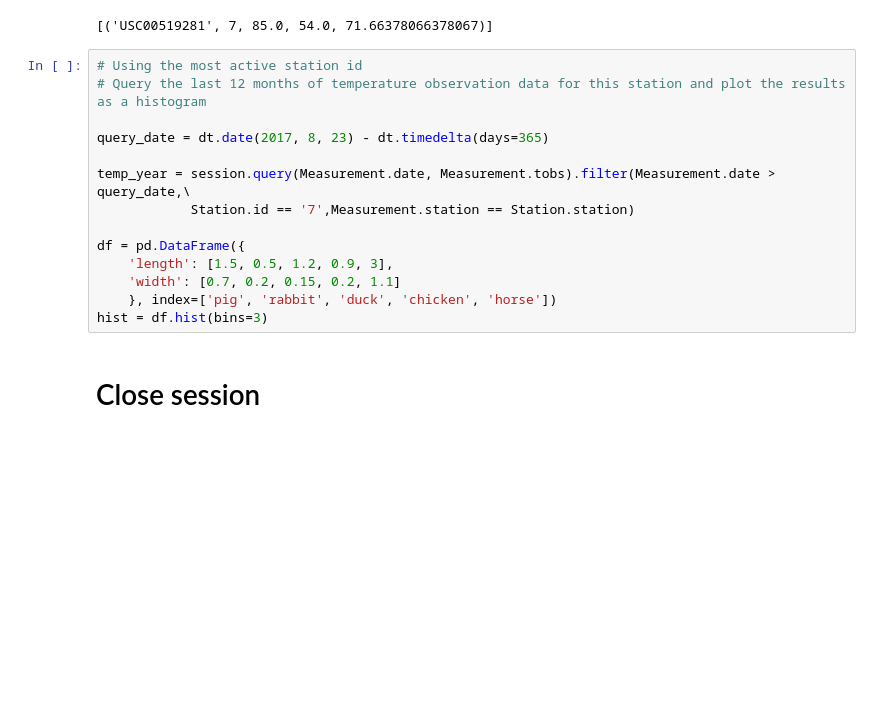
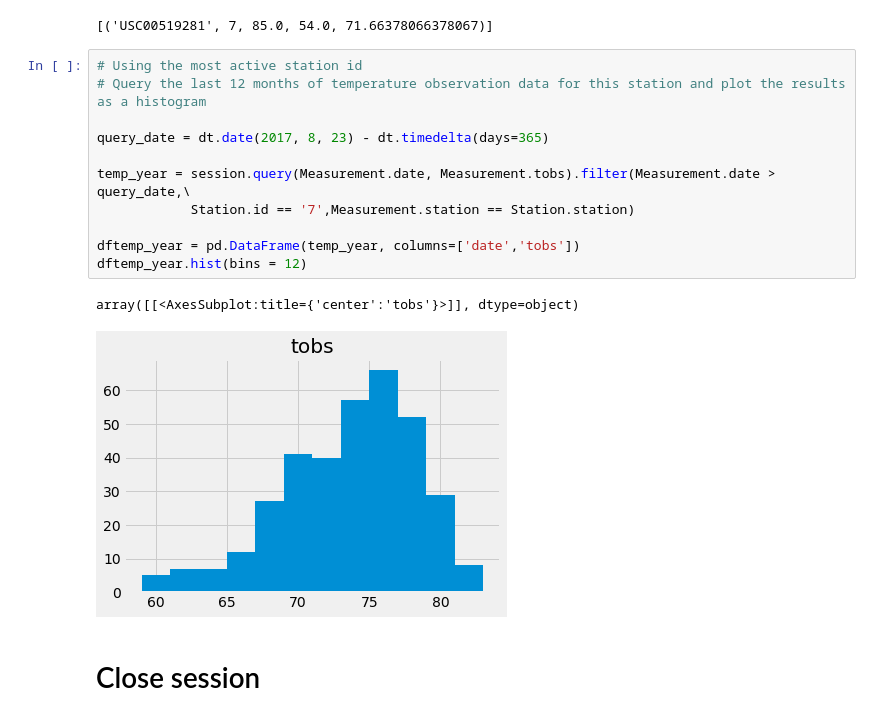
Before and after one commit to phoebeburns/sqlalchemy-challenge, a Jupyter notebook: climate_starter.ipynb, the cells around one changed output. Saved outputs shown, nothing was run; the diff lists cells and outputs as text; blank space fills up the shorter version.

```diff
--- a/climate_starter.ipynb
+++ b/climate_starter.ipynb
@@ -169,17 +169,17 @@ session.query(Measurement.station, Station.id, func.max(Measurement.tobs), func.
 # %%
 # Using the most active station id
 # Query the last 12 months of temperature observation data for this station and plot the results as a histogram
 
 query_date = dt.date(2017, 8, 23) - dt.timedelta(days=365)
 
 temp_year = session.query(Measurement.date, Measurement.tobs).filter(Measurement.date > query_date,\
             Station.id == '7',Measurement.station == Station.station)
 
-df = pd.DataFrame({
-    'length': [1.5, 0.5, 1.2, 0.9, 3],
-    'width': [0.7, 0.2, 0.15, 0.2, 1.1]
-    }, index=['pig', 'rabbit', 'duck', 'chicken', 'horse'])
-hist = df.hist(bins=3)
+dftemp_year = pd.DataFrame(temp_year, columns=['date','tobs'])
+dftemp_year.hist(bins = 12)
+# %% [output]
+array([[<AxesSubplot:title={'center':'tobs'}>]], dtype=object)
+[figure, added]
 # %% [markdown]
 # Close session
 # %%
```
